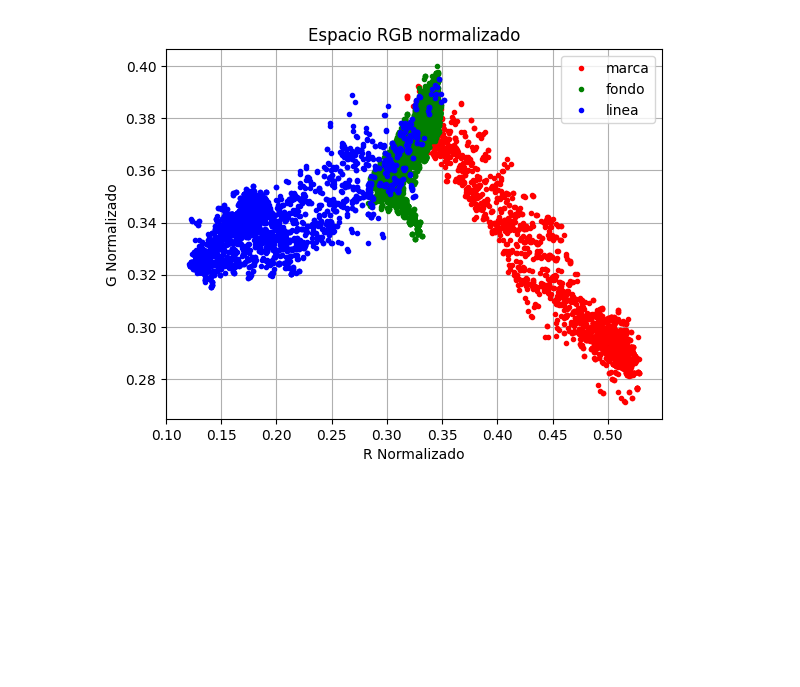
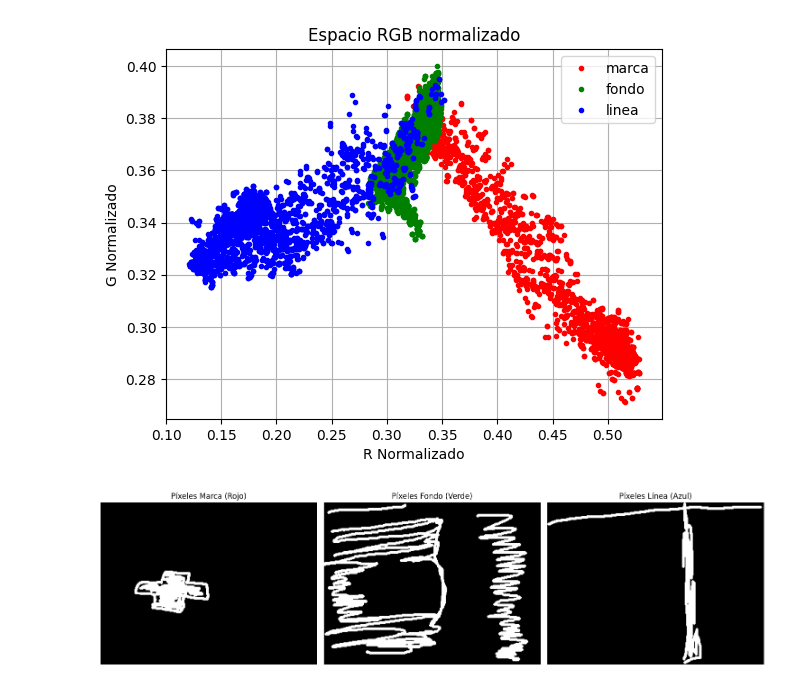
Before and after one commit to Qub1ts/Robotica, a Jupyter notebook: Practica 2 - Percepcion Computacional/pinta_colores.ipynb, the cells around one changed output. Drawn from its saved outputs; the diff is of its cells as text; code cells hidden in the pictures; blank space fills up the shorter version.

Commit message:
funcion para mostrar los pixeles selecciondos en cada region

```diff
--- a/Practica 2 - Percepcion Computacional/pinta_colores.ipynb
+++ b/Practica 2 - Percepcion Computacional/pinta_colores.ipynb
@@ -69,3 +69,34 @@ plt.grid(True)
 plt.show()
 # %% [output]
 [figure]
+# %%
+def mostrar_pixeles_seleccionados(markImg):
+
+    # Creamos las máscaras lógicas (True donde coincide el color exacto)
+    mask_marca = (markImg[:,:,0] == 255) & (markImg[:,:,1] == 0) & (markImg[:,:,2] == 0)
+    mask_fondo = (markImg[:,:,0] == 0) & (markImg[:,:,1] == 255) & (markImg[:,:,2] == 0)
+    mask_linea = (markImg[:,:,0] == 0) & (markImg[:,:,1] == 0) & (markImg[:,:,2] == 255)
+
+    # Configuramos la visualización de las 3 imágenes
+    # Usamos cmap='gray' para que los True se vean blancos y los False negros
+    fig, axs = plt.subplots(1, 3, figsize=(15, 5))
+
+    axs[0].imshow(mask_marca, cmap='gray')
+    axs[0].set_title('Píxeles Marca (Rojo)')
+    axs[0].axis('off')
+
+    axs[1].imshow(mask_fondo, cmap='gray')
+    axs[1].set_title('Píxeles Fondo (Verde)')
+    axs[1].axis('off')
+
+    axs[2].imshow(mask_linea, cmap='gray')
+    axs[2].set_title('Píxeles Línea (Azul)')
+    axs[2].axis('off')
+
+    plt.tight_layout()
+    plt.show()
+
+# Llamamos a la función pasándole la imagen que acabamos de cargar
+mostrar_pixeles_seleccionados(markImg)
+# %% [output]
+[figure, added]
```
Also changed, not shown: 1 other file.
